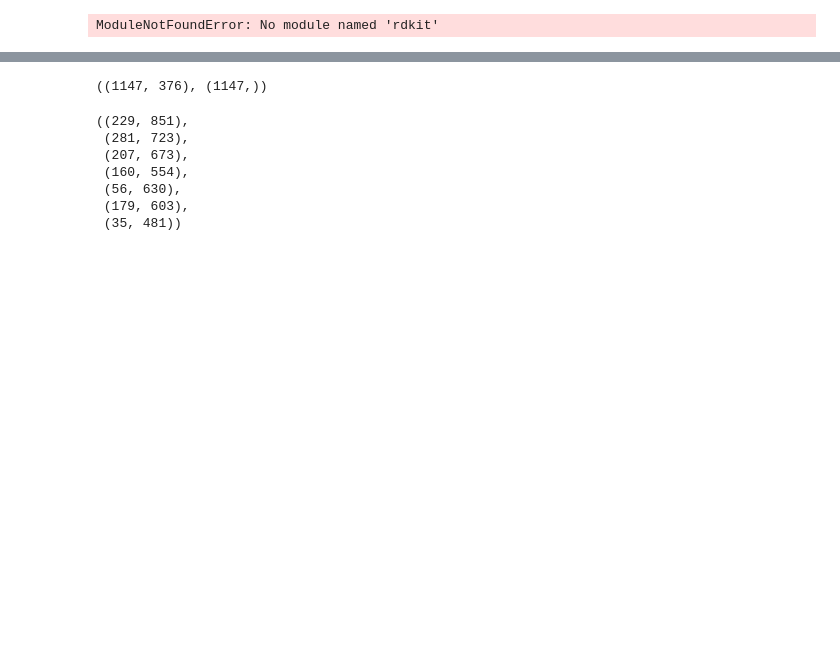
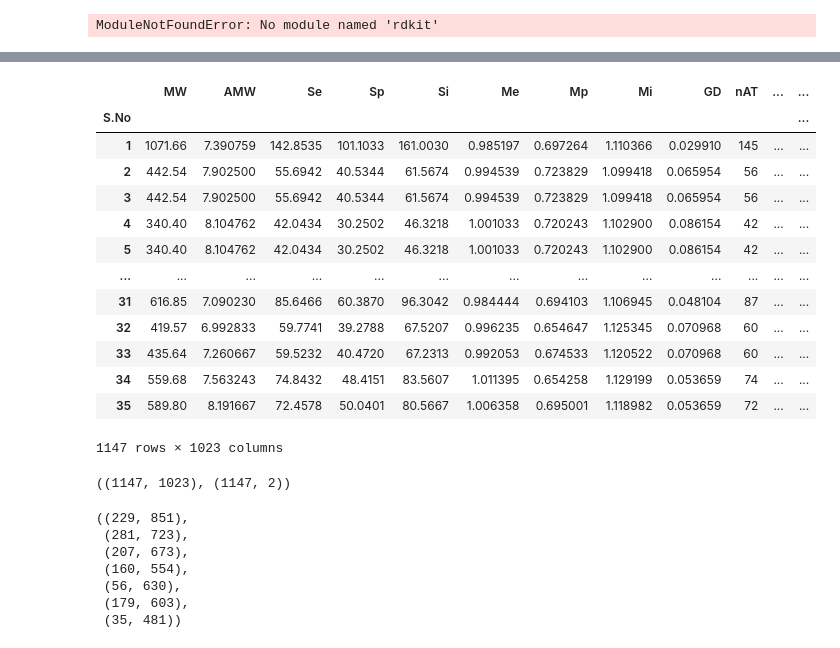
Before and after one commit to PaulC61/Cheminformatics, a Jupyter notebook: InternshipM2_BIU/WorkingEnvironment/Phase2/plsPaperTrimmed.ipynb, the cells around one changed output, grey strips where cells are left out. Cells and saved outputs as stored; diff of their text form; code cells hidden in the pictures; blank space fills up the shorter version.

```diff
--- a/InternshipM2_BIU/WorkingEnvironment/Phase2/plsPaperTrimmed.ipynb
+++ b/InternshipM2_BIU/WorkingEnvironment/Phase2/plsPaperTrimmed.ipynb
@@ -20,10 +20,10 @@ import numpy as np
 ModuleNotFoundError: No module named 'rdkit'
 # %%
 def extractDragonDescriptors(family_Y_df, descriptorFileString):
-    family_X = pd.read_csv(descriptorFileString, sep='\t', index_col=0)
+    family_X = pd.read_csv(descriptorFileString, sep='\t', index_col=0, low_memory=False)
     colsX = family_X.columns
     family_X_resetIndex = pd.DataFrame(family_X.to_numpy(), index=family_Y_df.index, columns=family_X.columns).replace('na', np.NaN)
-    return family_X_resetIndex[colsX[1:]]#.dropna(axis=1, how='any')
+    return family_X_resetIndex[colsX[1:]].dropna(axis=1, how='any')
 # %%
 triph_Y = pd.read_csv('Data/exactPLS/triphenylamines.csv', index_col=0)
 porph_Y = pd.read_csv('Data/exactPLS/porphyrins.csv', index_col=0)
@@ -34,3 +34,7 @@ carba_Y = pd.read_csv('Data/exactPLS/carbazoles.csv', index_col=0)
 diphe_Y = pd.read_csv('Data/exactPLS/diphenylamines.csv', index_col=0)
 
 couma_Y.rename(columns = {'Molecule SMILES':'Molecule SMILE'}, inplace = True)
+# %%
+global_Y = pd.read_csv('Data/exactPLS/global.csv', index_col=0)
+
+global_Y
@@ -42,11 +61,3 @@ indol_X = extractDragonDescriptors(indol_Y, 'Data/exactPLS/desc_indolines.txt')
 couma_X = extractDragonDescriptors(couma_Y, 'Data/exactPLS/desc_coumarins.txt')
 carba_X = extractDragonDescriptors(carba_Y, 'Data/exactPLS/desc_carbazoles.txt')
 diphe_X = extractDragonDescriptors(diphe_Y, 'Data/exactPLS/desc_diphenylamines.txt')
-# %%
-global_X = pd.concat([triph_X,porph_X,pheno_X,indol_X,couma_X,carba_X,diphe_X], axis = 0).dropna(axis=1, how='any')
-
-global_Y = pd.concat([triph_Y['PCE'],porph_Y['PCE'],pheno_Y['PCE'],indol_Y['PCE'],couma_Y['PCE'],carba_Y['PCE'],diphe_Y['PCE']], axis=0)
-
-global_X.shape, global_Y.shape
-# %% [output]
-((1147, 376), (1147,))
@@ -57,3 +64,27 @@ save_global.to_csv('Data/exactPLS/global.csv', index='S.No')
+# %%
+global_X = extractDragonDescriptors(global_Y, 'Data/exactPLS/desc_global.txt')
+
+global_X
+# %% [output]
+|  | MW | AMW | Se | Sp | Si | Me | Mp | Mi | GD | nAT | ... | ... |
+| S.No |  |  |  |  |  |  |  |  |  |  |  | ... |
+| 1 | 1071.66 | 7.390759 | 142.8535 | 101.1033 | 161.0030 | 0.985197 | 0.697264 | 1.110366 | 0.029910 | 145 | ... | ... |
+| 2 | 442.54 | 7.902500 | 55.6942 | 40.5344 | 61.5674 | 0.994539 | 0.723829 | 1.099418 | 0.065954 | 56 | ... | ... |
+| 3 | 442.54 | 7.902500 | 55.6942 | 40.5344 | 61.5674 | 0.994539 | 0.723829 | 1.099418 | 0.065954 | 56 | ... | ... |
+| 4 | 340.40 | 8.104762 | 42.0434 | 30.2502 | 46.3218 | 1.001033 | 0.720243 | 1.102900 | 0.086154 | 42 | ... | ... |
+| 5 | 340.40 | 8.104762 | 42.0434 | 30.2502 | 46.3218 | 1.001033 | 0.720243 | 1.102900 | 0.086154 | 42 | ... | ... |
+| ... | ... | ... | ... | ... | ... | ... | ... | ... | ... | ... | ... | ... |
+| 31 | 616.85 | 7.090230 | 85.6466 | 60.3870 | 96.3042 | 0.984444 | 0.694103 | 1.106945 | 0.048104 | 87 | ... | ... |
+| 32 | 419.57 | 6.992833 | 59.7741 | 39.2788 | 67.5207 | 0.996235 | 0.654647 | 1.125345 | 0.070968 | 60 | ... | ... |
+| 33 | 435.64 | 7.260667 | 59.5232 | 40.4720 | 67.2313 | 0.992053 | 0.674533 | 1.120522 | 0.070968 | 60 | ... | ... |
+| 34 | 559.68 | 7.563243 | 74.8432 | 48.4151 | 83.5607 | 1.011395 | 0.654258 | 1.129199 | 0.053659 | 74 | ... | ... |
+| 35 | 589.80 | 8.191667 | 72.4578 | 50.0401 | 80.5667 | 1.006358 | 0.695001 | 1.118982 | 0.053659 | 72 | ... | ... |
+1147 rows × 1023 columns
+# %%
+
+global_X.shape, global_Y.shape
+# %% [output]
+((1147, 1023), (1147, 2))
 # %%
 triph_X.shape,porph_X.shape,pheno_X.shape,indol_X.shape,couma_X.shape,carba_X.shape,diphe_X.shape
 # %% [output]
```
Also changed, not shown: parts of 18 cells of this notebook, 2 other files.
